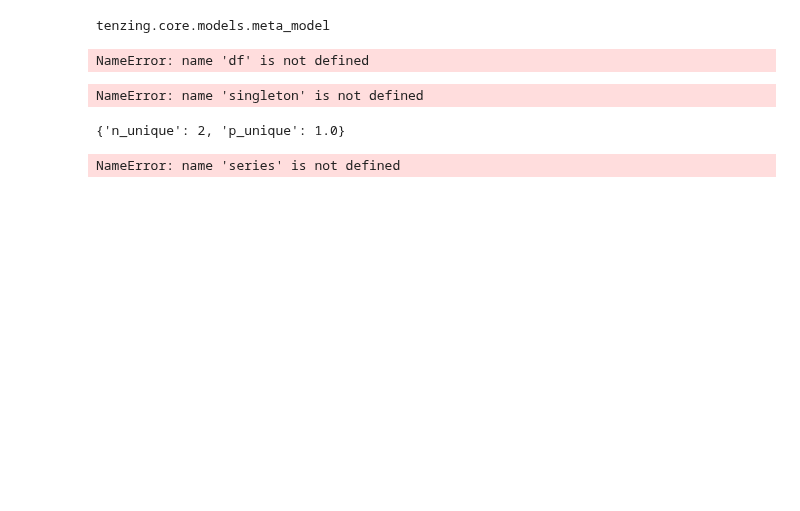
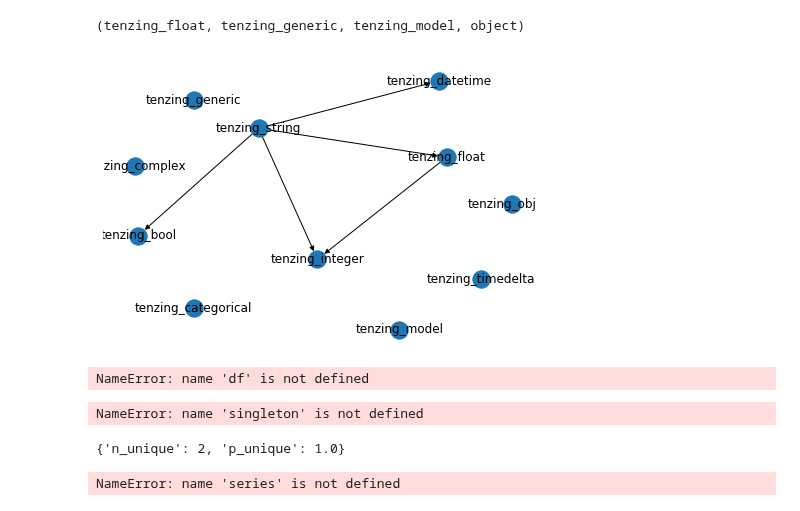
Before and after one commit to dylan-profiler/visions, a Jupyter notebook: notebooks/Dev Notebook.ipynb, the cells around one changed output. Saved outputs shown, nothing was run; the diff lists cells and outputs as text; code cells hidden in the pictures; blank space fills up the shorter version.

Commit message:
relation_graph update

```diff
--- a/notebooks/Dev Notebook.ipynb
+++ b/notebooks/Dev Notebook.ipynb
@@ -115,7 +97,17 @@ def _construct_relations(self):
-# %%
-type(list(tenzing_float.get_relations().keys())[0])
-# %% [output]
-tenzing.core.models.meta_model
+# %%
+from tenzing.core.typesets import infer_type, traverse_relation_graph
+standard_typeset = tenzing_standard()
+# %%
+int_string_nan_series = pd.Series(["1.0", "2.0", np.nan])
+series = int_string_nan_series
+series_type = traverse_relation_graph(series, standard_typeset.inheritance_graph)
+inferred_type = infer_type(series_type, series, standard_typeset.relation_graph)
+
+nx.draw_kamada_kawai(standard_typeset.relation_graph, with_labels=True)
+standard_typeset.get_mro(list(standard_typeset.types)[0])
+# %% [output]
+(tenzing_float, tenzing_generic, tenzing_model, object)
+[figure, added]
 # %%
 mask = np.zeros_like(series, dtype=bool)
 for type in self.types:
```
Also changed, not shown: parts of 3 cells of this notebook, 5 other files.
